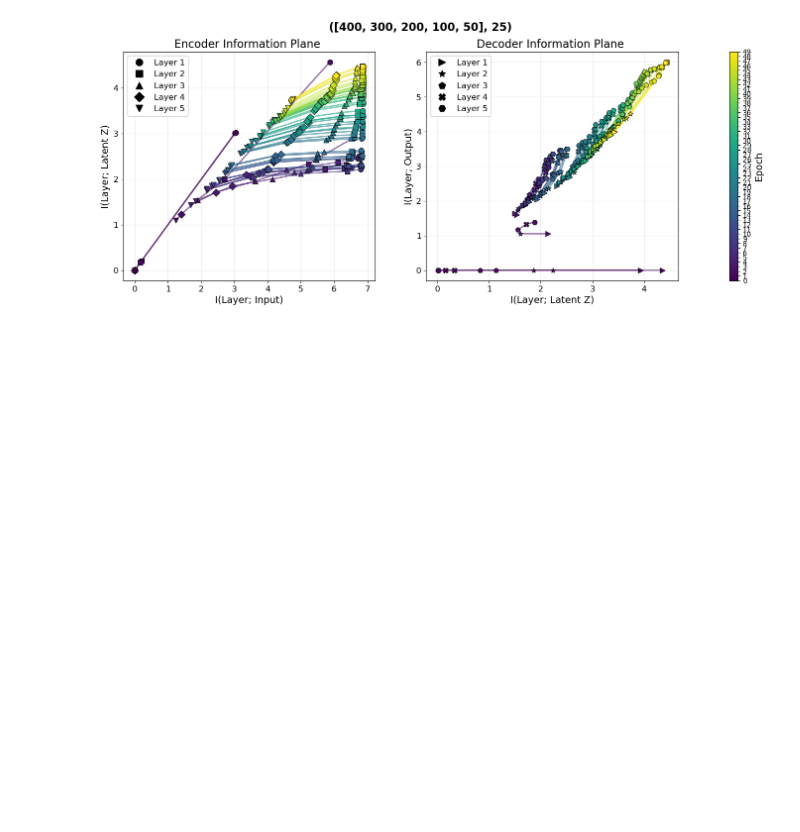
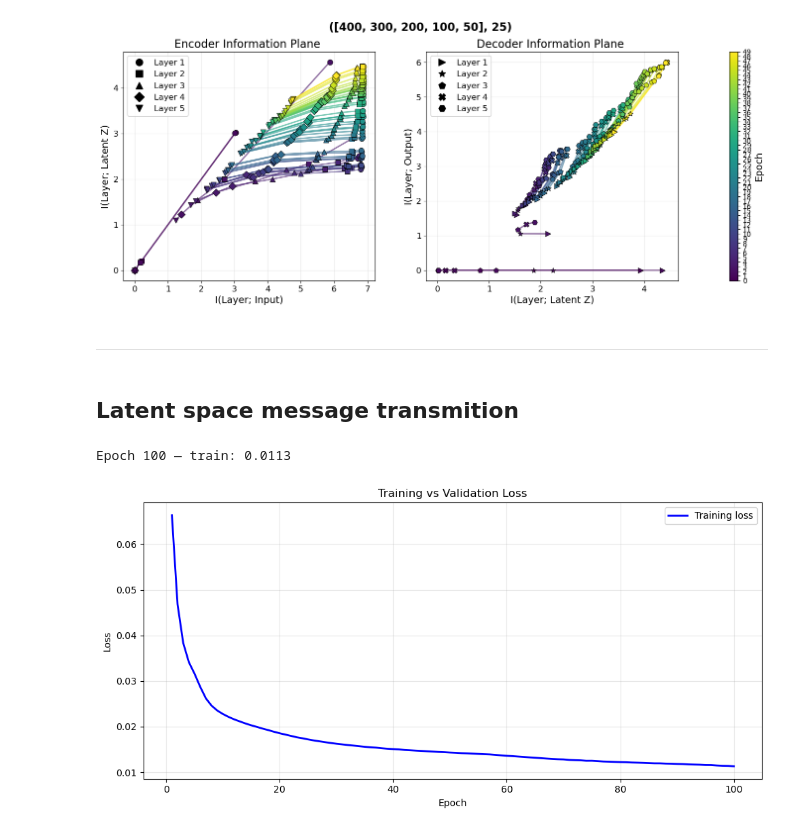
Before and after one commit to FrancescoLR02/InformationTheoryProject, a Jupyter notebook: main.ipynb, the cells around one changed output. Saved outputs shown, nothing was run; the diff lists cells and outputs as text; code cells hidden in the pictures; blank space fills up the shorter version.

Commit message:
Latent_noisy_channel_Nicolò

```diff
--- a/main.ipynb
+++ b/main.ipynb
@@ -824,3 +824,44 @@ for combination, mi_history in mi_histories.items():
 [figure]
 [figure]
 [figure]
+# %% [markdown]
+--------
+# %% [markdown]
+## Latent space message transmition
+# %%
+model = VariationalAutoEncoder(latentDim = 10,
+                               hiddenDim=[400, 300, 200, 100, 50],
+                               activation_enc=nn.ReLU,
+                               activation_dec=nn.ReLU,
+                               Variational = True
+                              )
+
+model.to(device)
+
+optimizer = torch.optim.Adam(model.parameters(), lr=5e-4)
+loss_fn = torch.nn.MSELoss()
+
+# global usefull elements
+
+epochs = 100
+
+method_mi="kde"
+sigmaKDE = 1
+n_neigKRASKOV = 3
+
+RecorderActivat = ActivationRecorder()
+mi_history = MI_History()
+mi_estimator = MI_Estimator( method=method_mi, sigma=sigmaKDE, n_neig=n_neigKRASKOV )
+
+final_loss = Training(
+    model,
+    optimizer,
+    loss_fn,
+    num_epochs=epochs,
+    sampleMI=500,
+    mi_estimator=mi_estimator,
+    showImage=False,
+    doTest=False
+)
+# %% [output]
+Epoch 100 — train: 0.0113
@@ -826,0 +871,5 @@ for combination, mi_history in mi_histories.items():
+# %%
+# Plot loss curves
+model.plot_loss()
+# %% [output]
+[figure, added]
```
Also changed, not shown: parts of 8 cells of this notebook.
